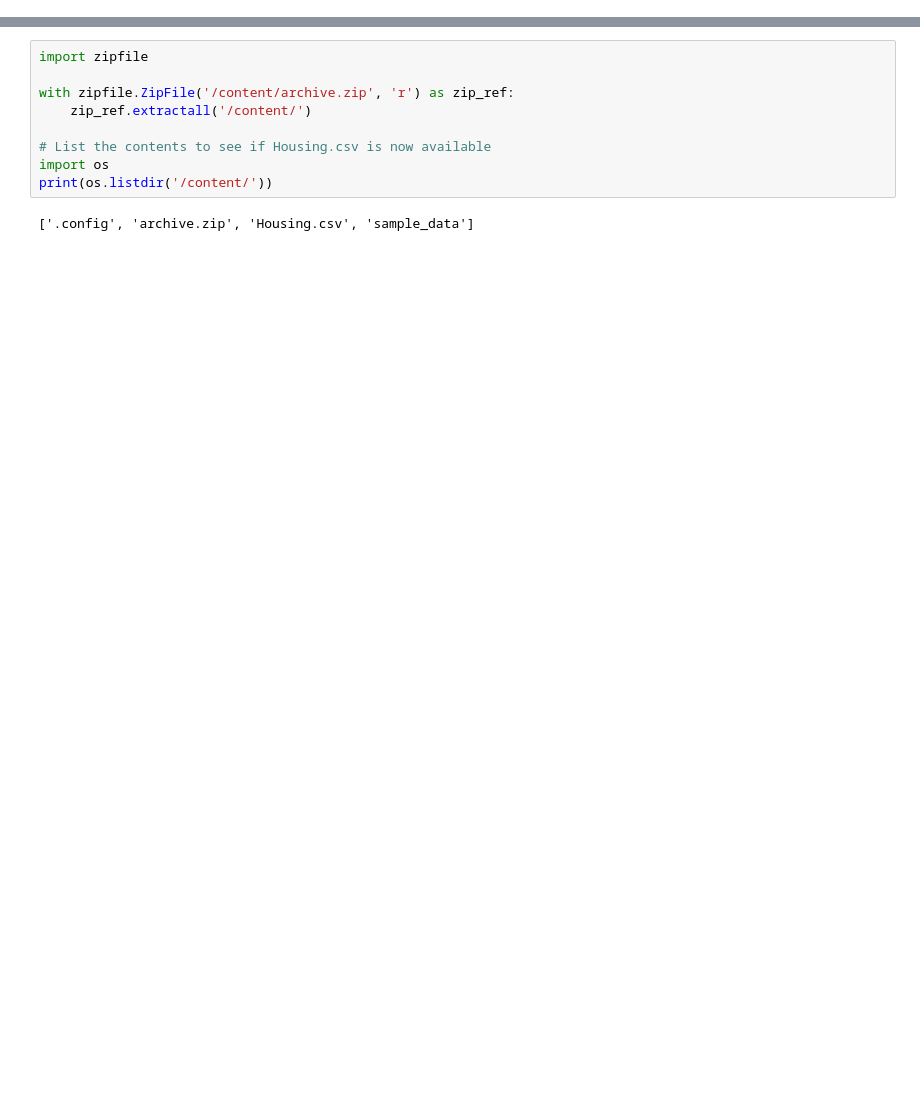
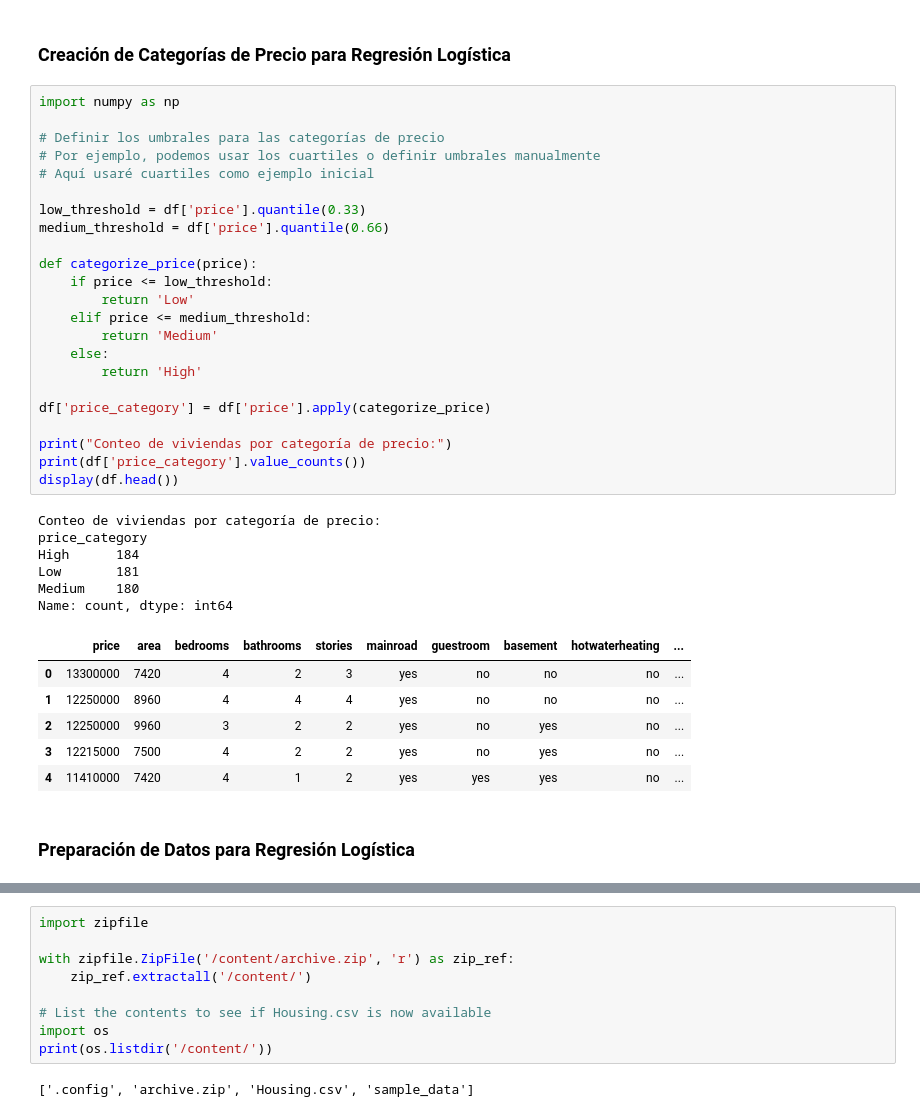
Before and after one commit to juansebastian-berrio/colad, a Jupyter notebook: Untitled8.ipynb, the cells around one changed output, grey strips where cells are left out. Saved outputs shown, nothing was run; the diff lists cells and outputs as text; blank space fills up the shorter version.

```diff
--- a/Untitled8.ipynb
+++ b/Untitled8.ipynb
@@ -92,0 +108,40 @@ R2 Árbol de Decisión: 0.11260864625039191
+# %% [markdown]
+### Creación de Categorías de Precio para Regresión Logística
+# %%
+import numpy as np
+
+# Definir los umbrales para las categorías de precio
+# Por ejemplo, podemos usar los cuartiles o definir umbrales manualmente
+# Aquí usaré cuartiles como ejemplo inicial
+
+low_threshold = df['price'].quantile(0.33)
+medium_threshold = df['price'].quantile(0.66)
+
+def categorize_price(price):
+    if price <= low_threshold:
+        return 'Low'
+    elif price <= medium_threshold:
+        return 'Medium'
+    else:
+        return 'High'
+
+df['price_category'] = df['price'].apply(categorize_price)
+
+print("Conteo de viviendas por categoría de precio:")
+print(df['price_category'].value_counts())
+display(df.head())
+# %% [output]
+Conteo de viviendas por categoría de precio:
+price_category
+High      184
+Low       181
+Medium    180
+Name: count, dtype: int64
+|  | price | area | bedrooms | bathrooms | stories | mainroad | guestroom | basement | hotwaterheating | ... |
+| 0 | 13300000 | 7420 | 4 | 2 | 3 | yes | no | no | no | ... |
+| 1 | 12250000 | 8960 | 4 | 4 | 4 | yes | no | no | no | ... |
+| 2 | 12250000 | 9960 | 3 | 2 | 2 | yes | no | yes | no | ... |
+| 3 | 12215000 | 7500 | 4 | 2 | 2 | yes | no | yes | no | ... |
+| 4 | 11410000 | 7420 | 4 | 1 | 2 | yes | yes | yes | no | ... |
+# %% [markdown]
+### Preparación de Datos para Regresión Logística
```
Also changed, not shown: parts of 4 cells of this notebook.
